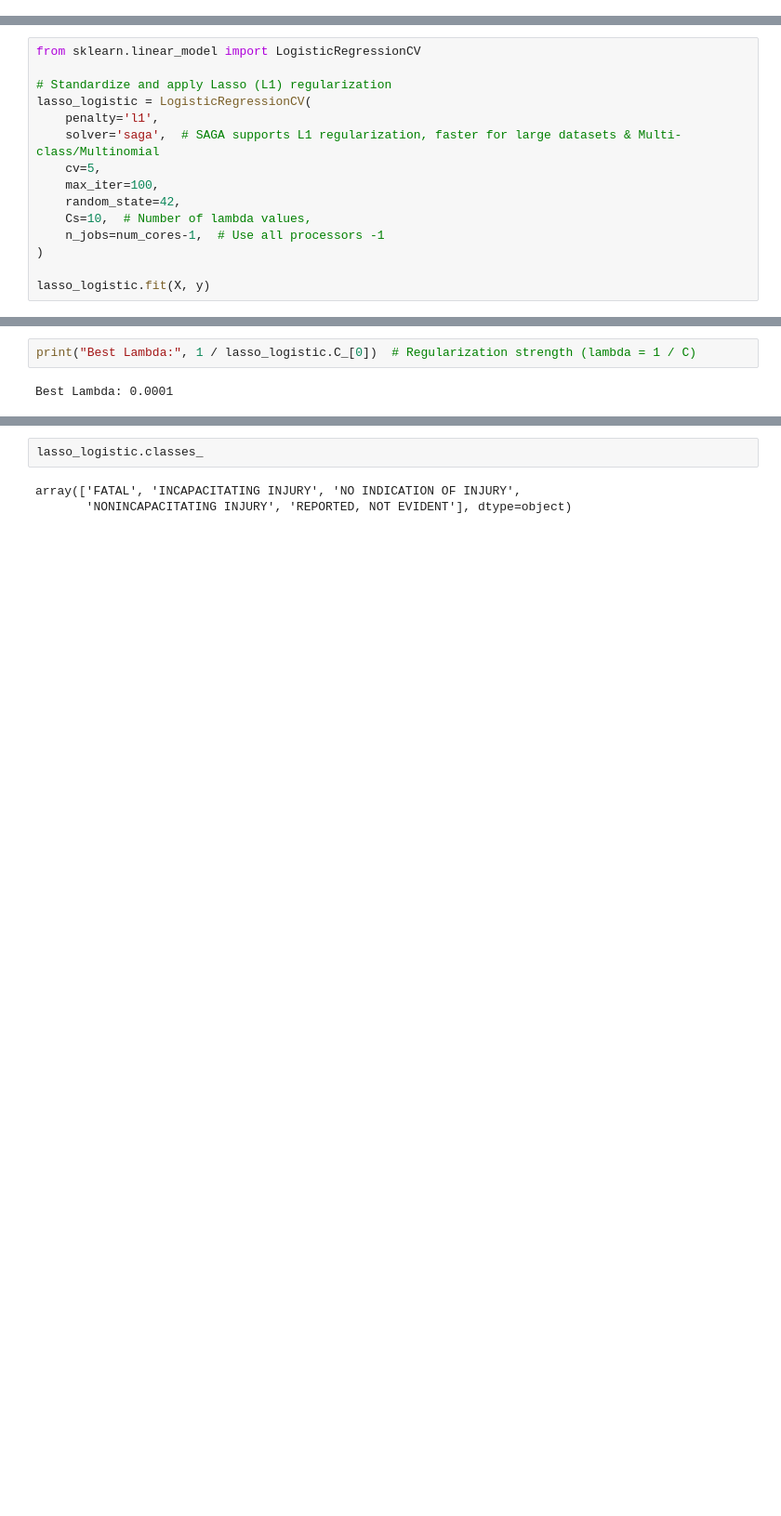
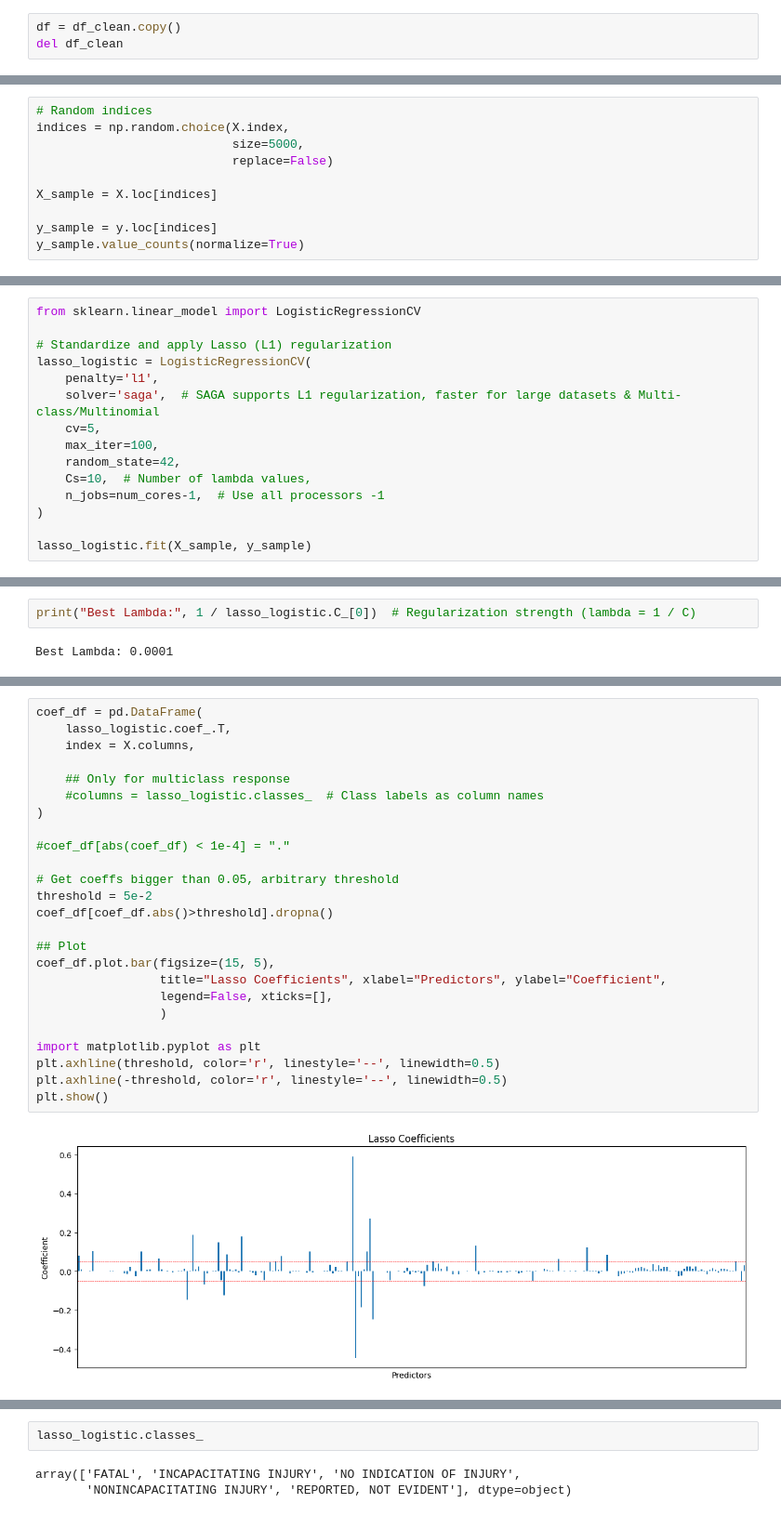
Before and after one commit to fsaudm/stat480_project, a Jupyter notebook: eda.ipynb, the cells around one changed output, grey strips where cells are left out. Shown at 93% size. Cells and saved outputs as stored; diff of their text form; blank space fills up the shorter version.

Commit message:
clean data v2, response variables grouped, modular response variables (binomial vs multinomial), sample sets of 5000 observs

```diff
--- a/eda.ipynb
+++ b/eda.ipynb
@@ -187 +120,4 @@ for i, split in enumerate(splits):
+# %%
+df = df_clean.copy()
+del df_clean
 # %%
@@ -227,0 +197,10 @@ y = df_clean['MOST_SEVERE_INJURY']
+# %%
+# Random indices
+indices = np.random.choice(X.index,
+                           size=5000,
+                           replace=False)
+
+X_sample = X.loc[indices]
+
+y_sample = y.loc[indices]
+y_sample.value_counts(normalize=True)
@@ -248,5 +232,5 @@ lasso_logistic = LogisticRegressionCV(
     n_jobs=num_cores-1,  # Use all processors -1
 )
 
-lasso_logistic.fit(X, y)
+lasso_logistic.fit(X_sample, y_sample)
 # %% [output]
@@ -258,0 +252,27 @@ Best Lambda: 0.0001
+# %%
+coef_df = pd.DataFrame(
+    lasso_logistic.coef_.T,
+    index = X.columns,
+
+    ## Only for multiclass response
+    #columns = lasso_logistic.classes_  # Class labels as column names
+)
+
+#coef_df[abs(coef_df) < 1e-4] = "."
+
+# Get coeffs bigger than 0.05, arbitrary threshold
+threshold = 5e-2
+coef_df[coef_df.abs()>threshold].dropna()
+
+## Plot
+coef_df.plot.bar(figsize=(15, 5),
+                 title="Lasso Coefficients", xlabel="Predictors", ylabel="Coefficient",
+                 legend=False, xticks=[],
+                 )
+
+import matplotlib.pyplot as plt
+plt.axhline(threshold, color='r', linestyle='--', linewidth=0.5)
+plt.axhline(-threshold, color='r', linestyle='--', linewidth=0.5)
+plt.show()
+# %% [output]
+[figure, added]
```
Also changed, not shown: parts of 28 cells of this notebook, 5 other files.
